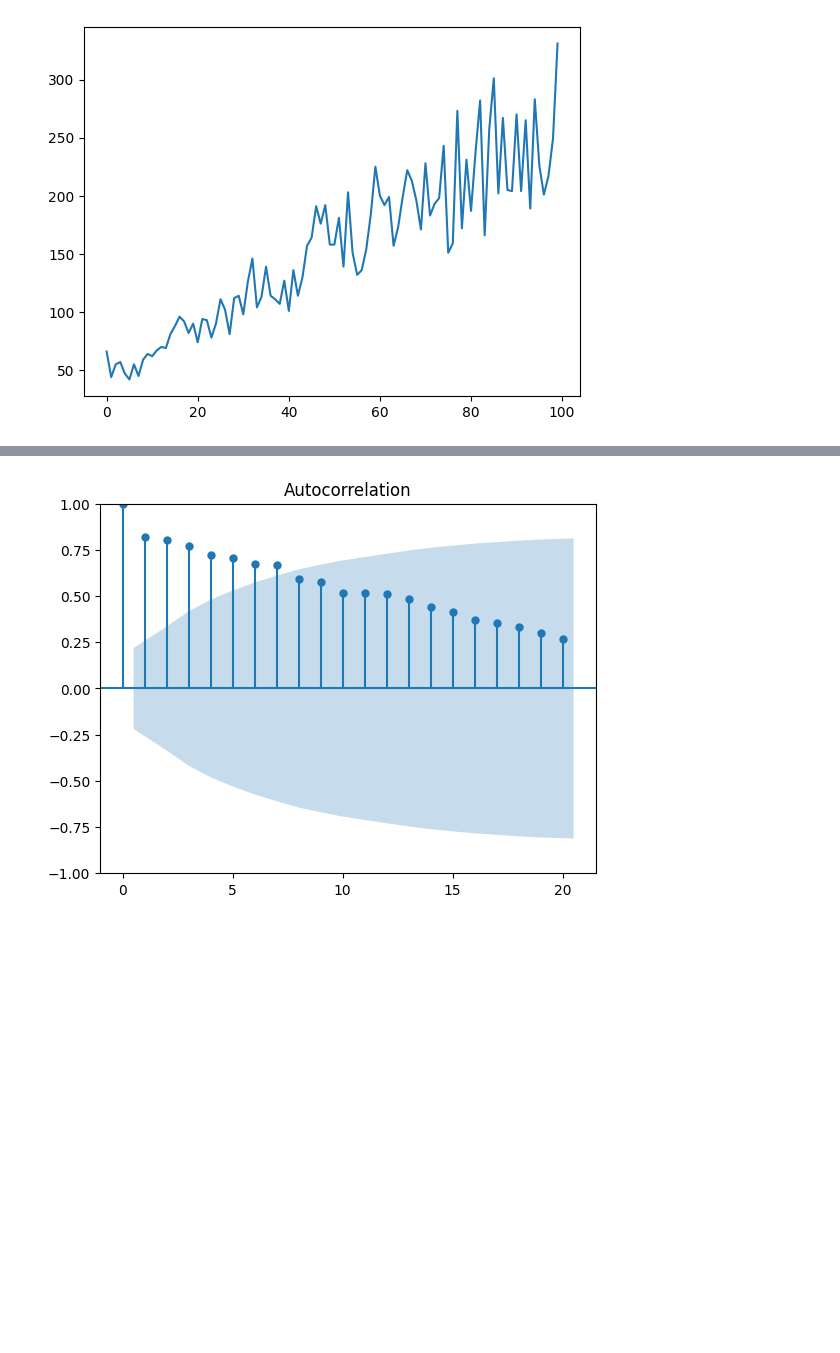
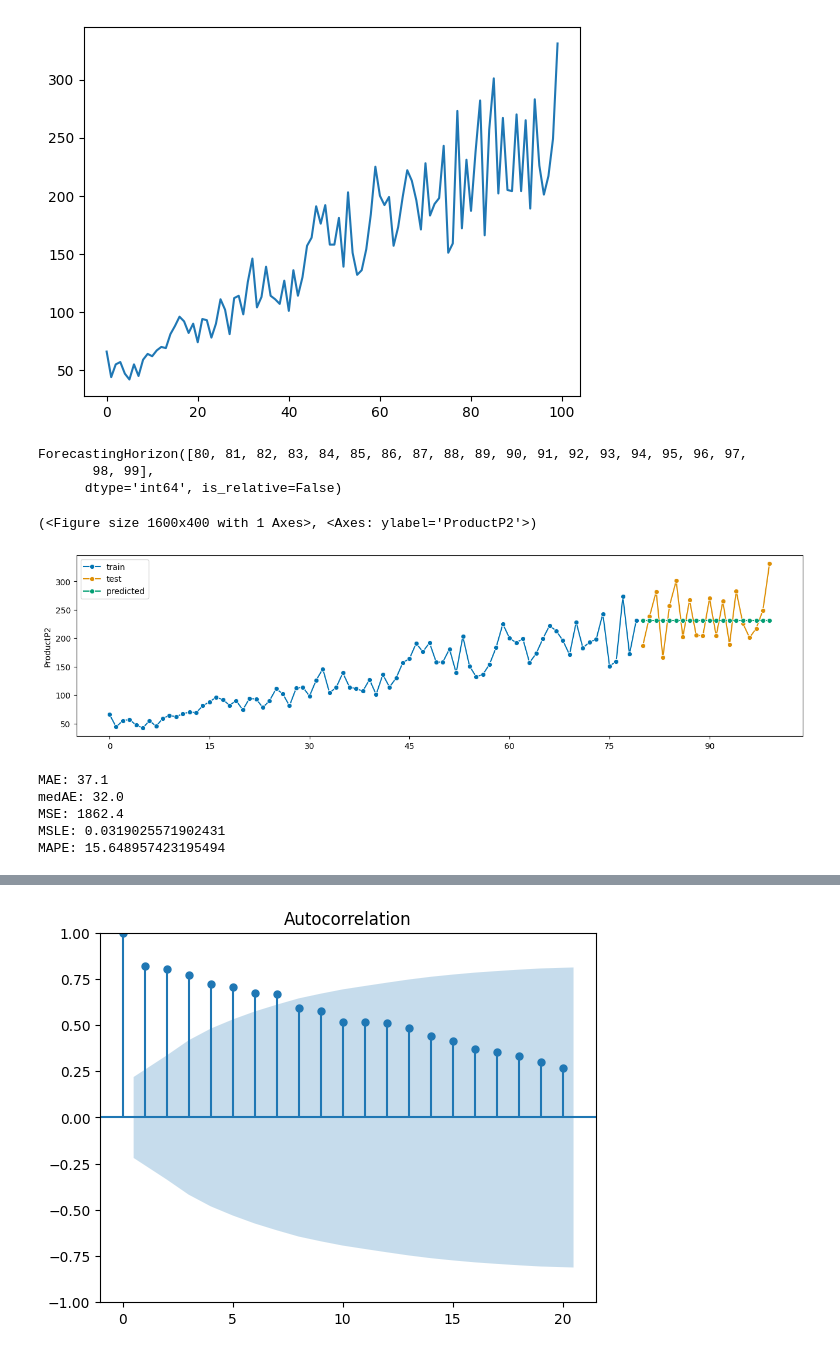
Before and after one commit to InnerShadow/Organization-of-data-processing, a Jupyter notebook: Lab3/Lab3.ipynb, the cells around one changed output, grey strips where cells are left out. Drawn from its saved outputs; the diff is of its cells as text; code cells hidden in the pictures; blank space fills up the shorter version.

```diff
--- a/Lab3/Lab3.ipynb
+++ b/Lab3/Lab3.ipynb
@@ -41,3 +53,28 @@ df['ProductP2'].plot()
 # %% [output]
 <Axes: >
 [figure]
+# %%
+fh = ForecastingHorizon(df_test['ProductP2'].index, is_relative = False)
+fh
+# %% [output]
+ForecastingHorizon([80, 81, 82, 83, 84, 85, 86, 87, 88, 89, 90, 91, 92, 93, 94, 95, 96, 97,
+       98, 99],
+      dtype='int64', is_relative=False)
+# %%
+forecaster = NaiveForecaster(strategy = 'last')
+forecaster.fit(df_train['ProductP2'])
+
+y_pred = forecaster.predict(fh)
+
+plot_series(df_train['ProductP2'], df_test['ProductP2'], y_pred, labels = ['train', 'test', 'predicted'])
+# %% [output]
+(<Figure size 1600x400 with 1 Axes>, <Axes: ylabel='ProductP2'>)
+[figure, added]
+# %%
+get_metrics(df_test['ProductP2'], y_pred)
+# %% [output]
+MAE: 37.1
+medAE: 32.0
+MSE: 1862.4
+MSLE: 0.0319025571902431
+MAPE: 15.648957423195494
```
Also changed, not shown: parts of 18 cells of this notebook.
